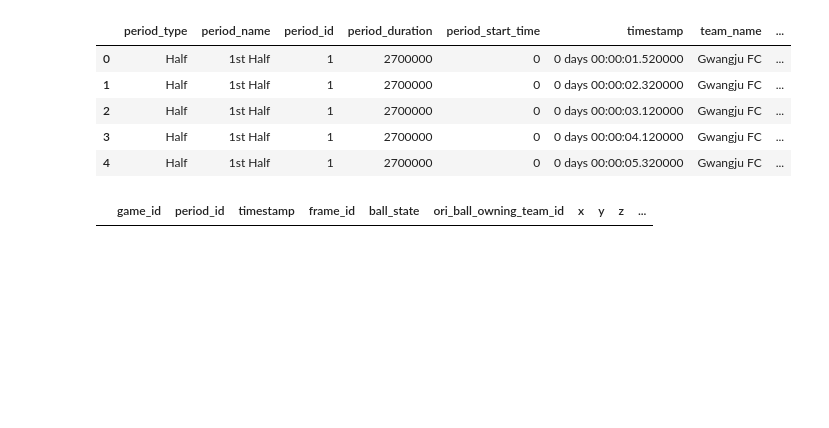
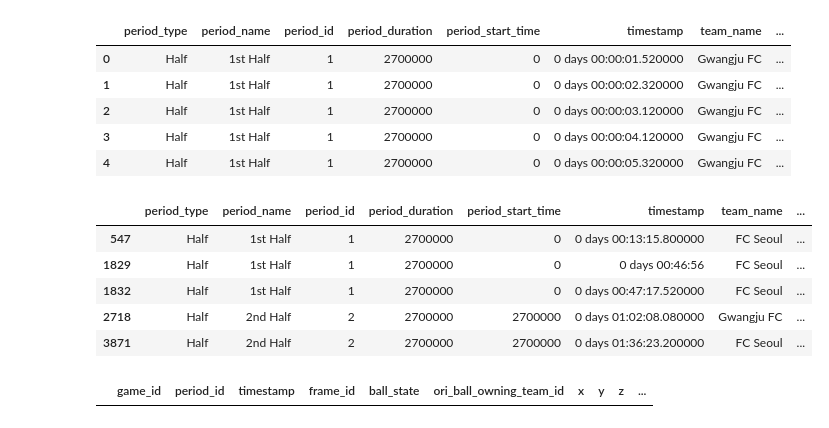
Before and after one commit to leemingo/express-v2, a Jupyter notebook: notebook/4-merge-event-tracking.ipynb, the cells around one changed output. Saved outputs shown, nothing was run; the diff lists cells and outputs as text; code cells hidden in the pictures; blank space fills up the shorter version.

```diff
--- a/notebook/4-merge-event-tracking.ipynb
+++ b/notebook/4-merge-event-tracking.ipynb
@@ -137,6 +131,15 @@ events.head()
 | 2 | Half | 1st Half | 1 | 2700000 | 0 | 0 days 00:00:03.120000 | Gwangju FC | ... |
 | 3 | Half | 1st Half | 1 | 2700000 | 0 | 0 days 00:00:04.120000 | Gwangju FC | ... |
 | 4 | Half | 1st Half | 1 | 2700000 | 0 | 0 days 00:00:05.320000 | Gwangju FC | ... |
+# %%
+event_df[event_df['x'] == event_df['x'].min()]
+# %% [output]
+|  | period_type | period_name | period_id | period_duration | period_start_time | timestamp | team_name | ... |
+| 547 | Half | 1st Half | 1 | 2700000 | 0 | 0 days 00:13:15.800000 | FC Seoul | ... |
+| 1829 | Half | 1st Half | 1 | 2700000 | 0 | 0 days 00:46:56 | FC Seoul | ... |
+| 1832 | Half | 1st Half | 1 | 2700000 | 0 | 0 days 00:47:17.520000 | FC Seoul | ... |
+| 2718 | Half | 2nd Half | 2 | 2700000 | 2700000 | 0 days 01:02:08.080000 | Gwangju FC | ... |
+| 3871 | Half | 2nd Half | 2 | 2700000 | 2700000 | 0 days 01:36:23.200000 | FC Seoul | ... |
 # %%
 tracking_df = tracking_df.merge(
     teams_df[['pID', 'player_code']],
```
Also changed, not shown: parts of 2 cells of this notebook, 12 other files.
